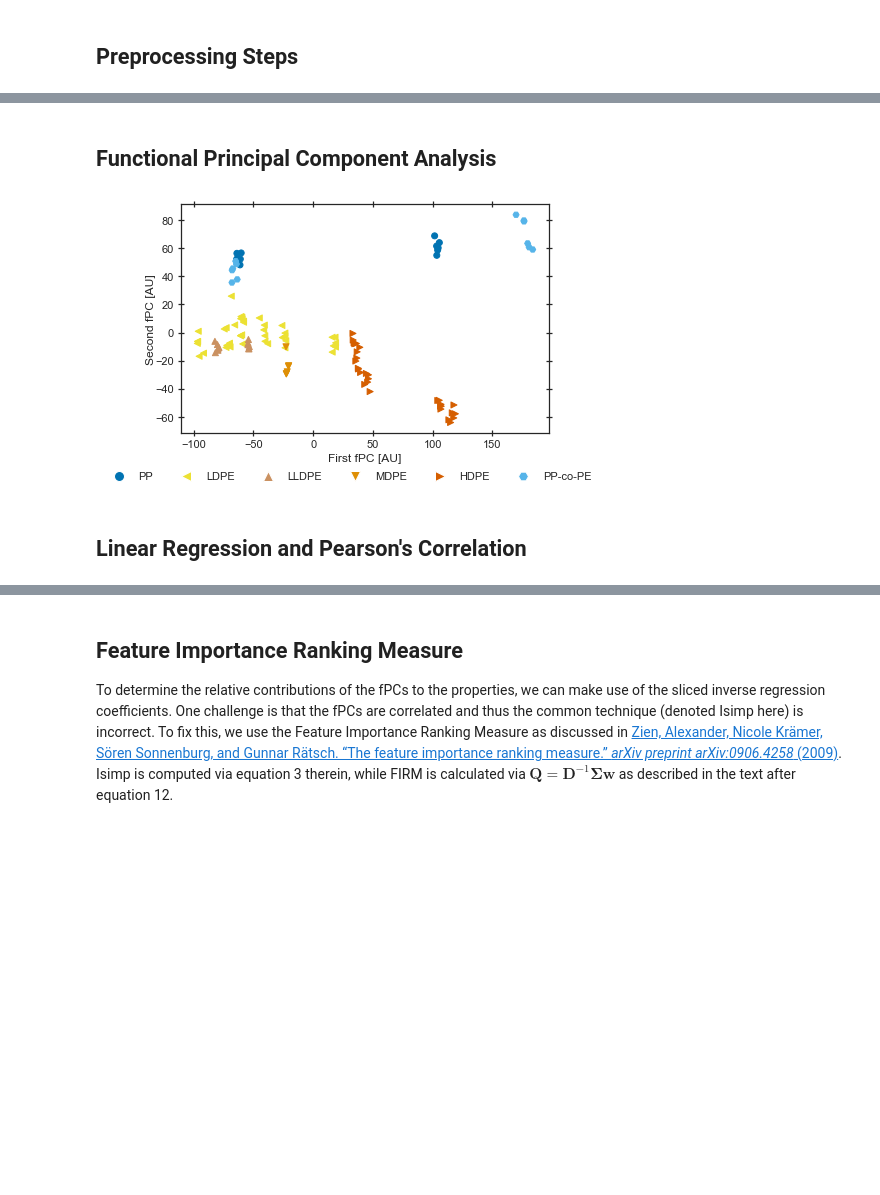
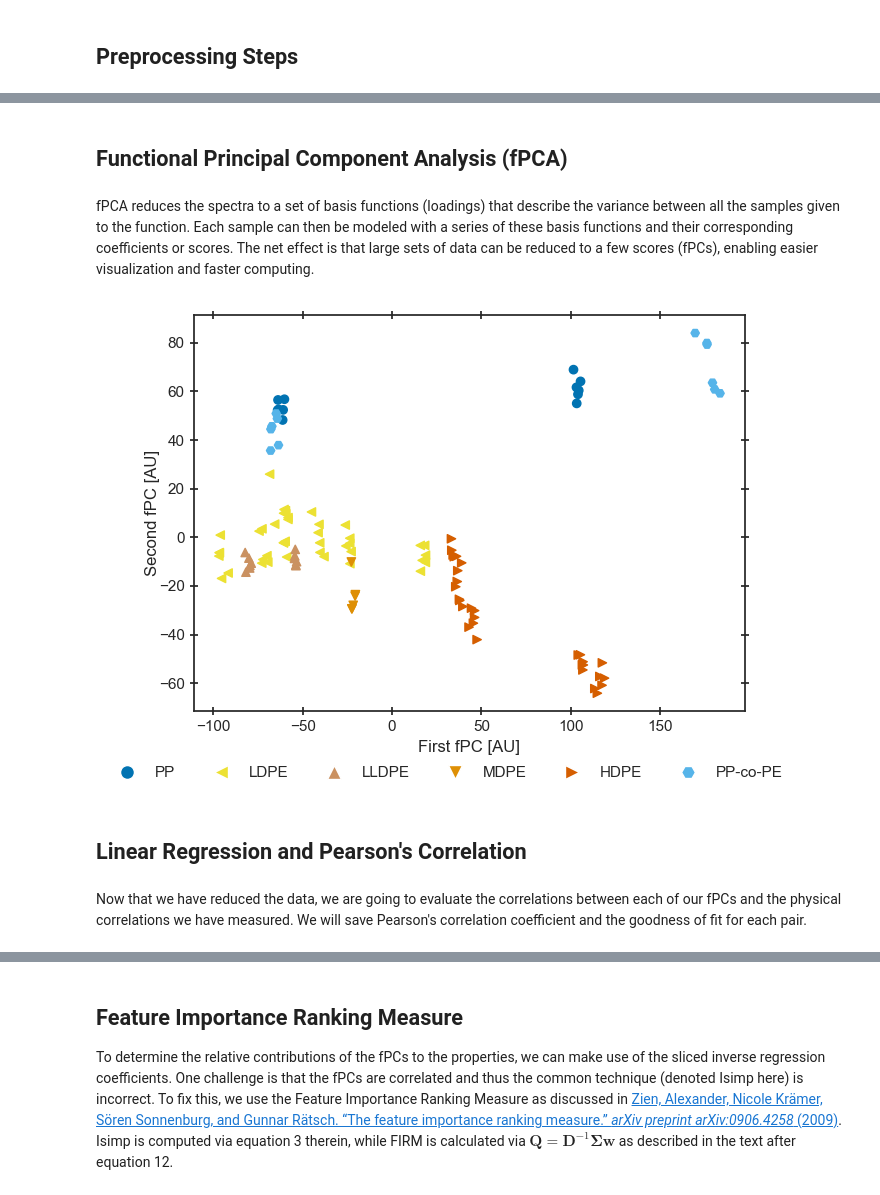
Before and after one commit to usnistgov/nir_corr_po, a Jupyter notebook: nir-corr-po.ipynb, the cells around one changed output, grey strips where cells are left out. Cells and saved outputs as stored; diff of their text form; code cells hidden in the pictures; blank space fills up the shorter version.

```diff
--- a/nir-corr-po.ipynb
+++ b/nir-corr-po.ipynb
@@ -120,30 +121,23 @@ cpalette = dict_cBlind
 # %% [markdown]
 ### Define functions used in this code
 # %%
-def mscatter(x, y, ax=None, m=None, **kw):
+def fix_markers(scatter_plot, marker_vector):
     """
-    This function was originally provided by the user
-    ImportanceOfBeingErnest on the matplotlib github
-    https://github.com/matplotlib/matplotlib/issues/11155
-    as a workaround for providing a vector of marker shapes
-    to a plt.scatter() call
+    A function to apply new markers to a scatter_plot
+    based on a vector of markers. marker_vector must have
+    the same dimension as the x and y for scatter_plot
     """
-    import matplotlib.markers as mmarkers
-
-    if not ax:
-        ax = plt.gca()
-    sc = ax.scatter(x, y, **kw)
-    if (m is not None) and (len(m) == len(x)):
-        paths = []
-        for marker in m:
-            if isinstance(marker, mmarkers.MarkerStyle):
-                marker_obj = marker
-            else:
-                marker_obj = mmarkers.MarkerStyle(marker)
-            path = marker_obj.get_path().transformed(marker_obj.get_transform())
-            paths.append(path)
-        sc.set_paths(paths)
-    return sc
+    marker_locs=[]
+    for marker in marker_vector:
+        if marker in [i for i in Line2D.markers]:
+            obj_marker = pltmarkers.MarkerStyle(marker)
+        else:
+            print(f'{marker} is not a viable marker')
+        marker_loc = obj_marker.get_path(
+        ).transformed(obj_marker.get_transform())
+        marker_locs.append(marker_loc)
+    scatter_plot.set_paths(marker_locs)
+    return scatter_plot
 # %%
 # define functions to then make function transformers:
 # each of this will read from an Xarray DataArray
@@ -617,5 +616,7 @@ ax.legend(loc="best", ncol=2, frameon=False)
 # %% [markdown]
-## Functional Principal Component Analysis
+## Functional Principal Component Analysis (fPCA)
+# %% [markdown]
+fPCA reduces the spectra to a set of basis functions (loadings) that describe the variance between all the samples given to the function. Each sample can then be modeled with a series of these basis functions and their corresponding coefficients or scores. The net effect is that large sets of data can be reduced to a few scores (fPCs), enabling easier visualization and faster computing.
 # %%
 # Scale the data so a given wavenumber/feature doesn't control the PCA
 sscaler = wrap(StandardScaler(), sample_dim="sample")
@@ -644,9 +645,10 @@ shape_vec = pd.Series(ds[color_scheme].values).map(dict_shapes[color_scheme])
 order = np.argsort(ds[color_scheme].values)
 
 # add the data
-# note: mscatter is a custom plotting function
-mscatter(x[order], y[order], color=col_vec.values[order],
-         m=shape_vec.values[order])
+# note: fix_markers is a custom function
+myscatter=ax.scatter(x[order], y[order],
+                    color=col_vec.values[order])
+fix_markers(myscatter, shape_vec.values[order])
 
 # adjust axis
 ax.set_xlabel(f'{axis_dict["pc0"]} [AU]')
@@ -659,36 +661,38 @@ ax.tick_params(
     labelbottom=True,
     labeltop=False,
     labelleft=True,
     labelright=False,
     direction="inout",
 )
 
 # fix the legend
 leg_elems = [
     Line2D(
         [0],
         [0],
         marker=dict_shapes[color_scheme][key],
         color="w",
         markerfacecolor=cpalette[color_scheme][key],
         label=key,
         markersize=10,
     )
     for key in cpalette[color_scheme].keys()
 ]
 fig.legend(
     handles=leg_elems,
     loc="center",
     bbox_to_anchor=[0.5, 0],
     ncol=len(leg_elems),
     frameon=False,
 )
 
 plt.tight_layout()
 # %% [output]
-[figure, old version]
+[figure, new version]
 # %% [markdown]
 ## Linear Regression and Pearson's Correlation
+# %% [markdown]
+Now that we have reduced the data, we are going to evaluate the correlations between each of our fPCs and the physical correlations we have measured. We will save Pearson's correlation coefficient and the goodness of fit for each pair.
 # %%
 df_LinReg = pd.DataFrame(columns=["Pair", "r_corr", "r^2"])
 # %%
```
Also changed, not shown: parts of 23 cells of this notebook.
